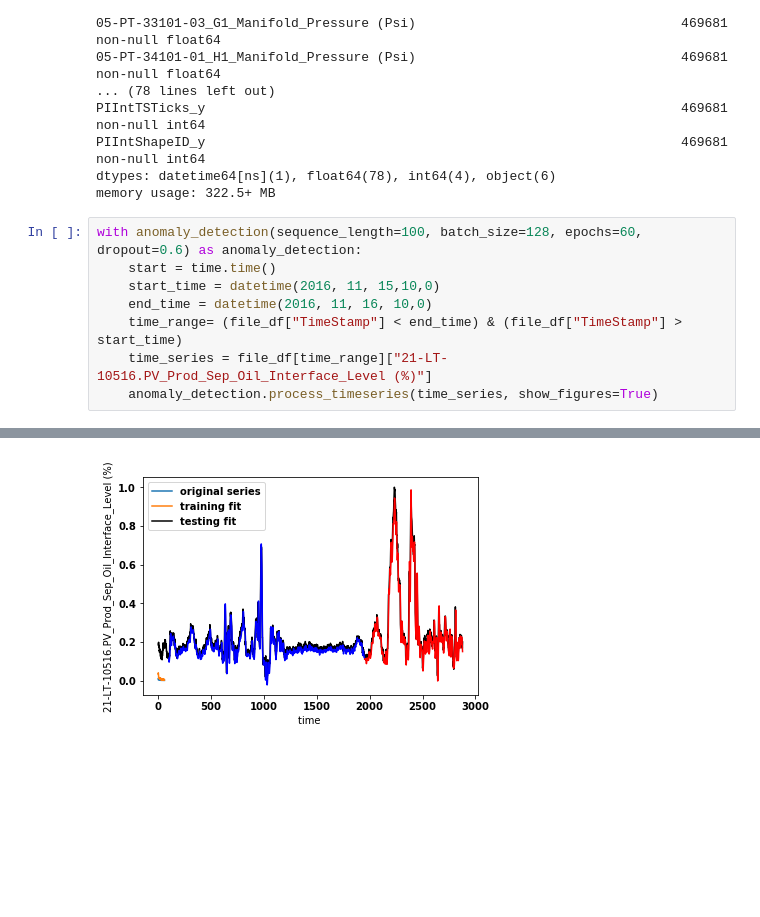
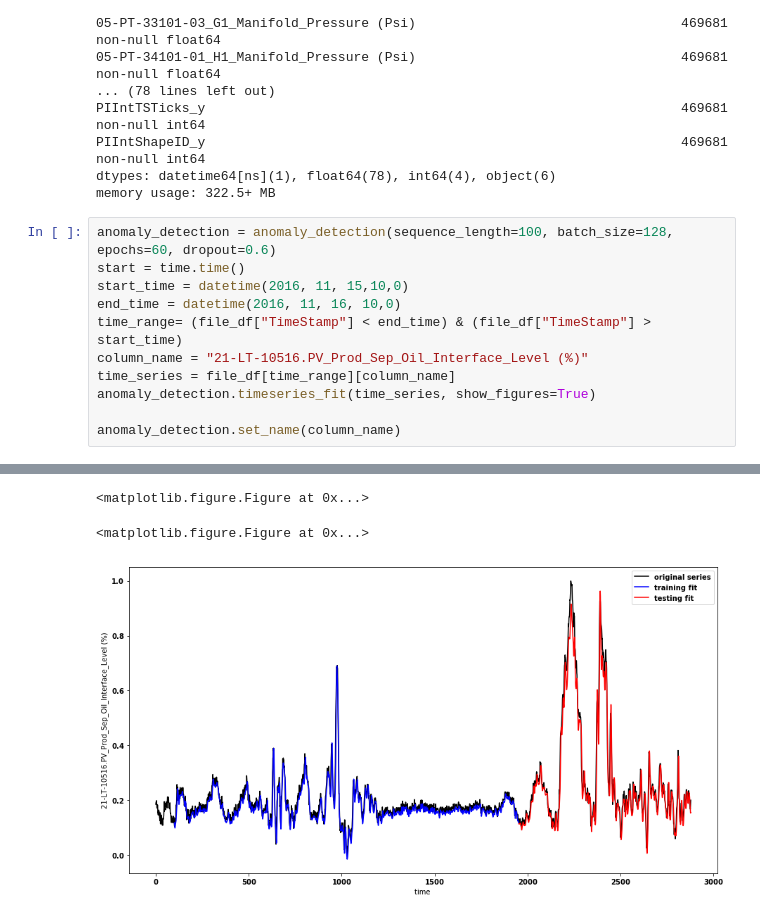
Before and after one commit to HoustonJ2013/unu_bhp_2018, a Jupyter notebook: ie/anomaly_detection.ipynb, the cells around one changed output, grey strips where cells are left out. Saved outputs shown, nothing was run; the diff lists cells and outputs as text; blank space fills up the shorter version.

Commit message:
added anomaly detection

```diff
--- a/ie/anomaly_detection.ipynb
+++ b/ie/anomaly_detection.ipynb
@@ -50,13 +50,16 @@ PIIntShapeID_y                                                             46968
 dtypes: datetime64[ns](1), float64(78), int64(4), object(6)
 memory usage: 322.5+ MB
 # %%
-with anomaly_detection(sequence_length=100, batch_size=128, epochs=60, dropout=0.6) as anomaly_detection:
-    start = time.time()
-    start_time = datetime(2016, 11, 15,10,0)
-    end_time = datetime(2016, 11, 16, 10,0)
-    time_range= (file_df["TimeStamp"] < end_time) & (file_df["TimeStamp"] > start_time)
-    time_series = file_df[time_range]["21-LT-10516.PV_Prod_Sep_Oil_Interface_Level (%)"]
-    anomaly_detection.process_timeseries(time_series, show_figures=True)
+anomaly_detection = anomaly_detection(sequence_length=100, batch_size=128, epochs=60, dropout=0.6)
+start = time.time()
+start_time = datetime(2016, 11, 15,10,0)
+end_time = datetime(2016, 11, 16, 10,0)
+time_range= (file_df["TimeStamp"] < end_time) & (file_df["TimeStamp"] > start_time)
+column_name = "21-LT-10516.PV_Prod_Sep_Oil_Interface_Level (%)"
+time_series = file_df[time_range][column_name]
+anomaly_detection.timeseries_fit(time_series, show_figures=True)
+
+anomaly_detection.set_name(column_name)
 # %% [output]
 Train on 1853 samples, validate on 926 samples
 Epoch 1/60
@@ -78 +81,3 @@ Epoch 00059: val_loss did not improve
+<matplotlib.figure.Figure at 0x...>
+<matplotlib.figure.Figure at 0x...>
-[figure, old version]
+[figure, new version]
```
Also changed, not shown: parts of 3 cells of this notebook, 1 other file.
